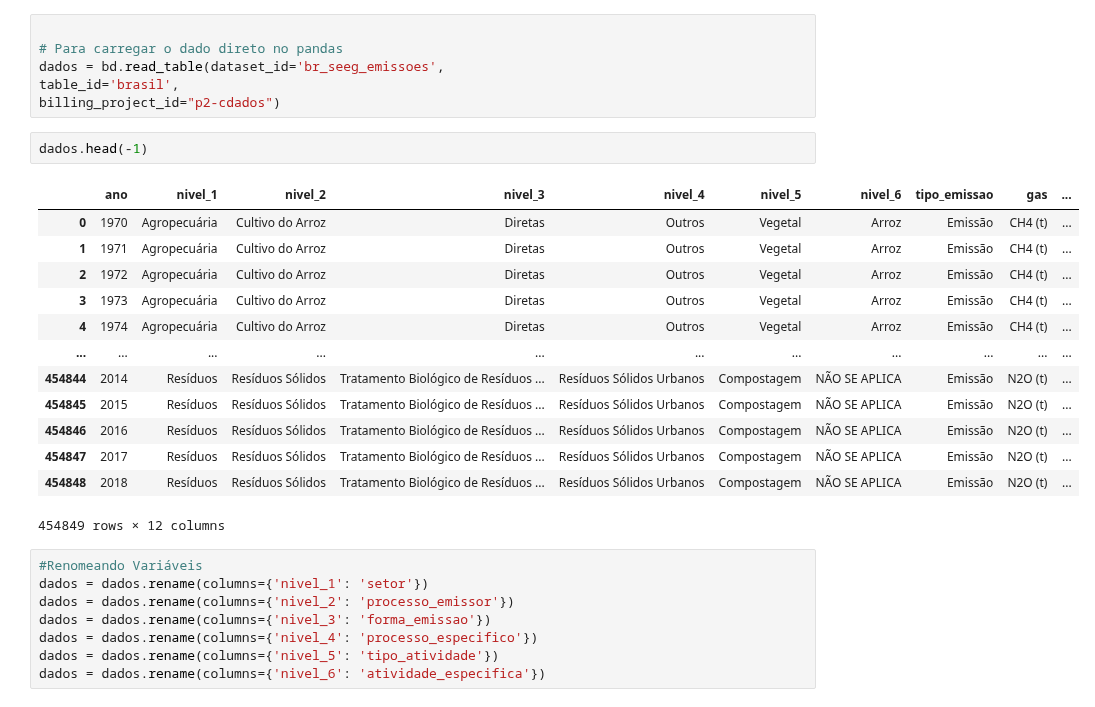
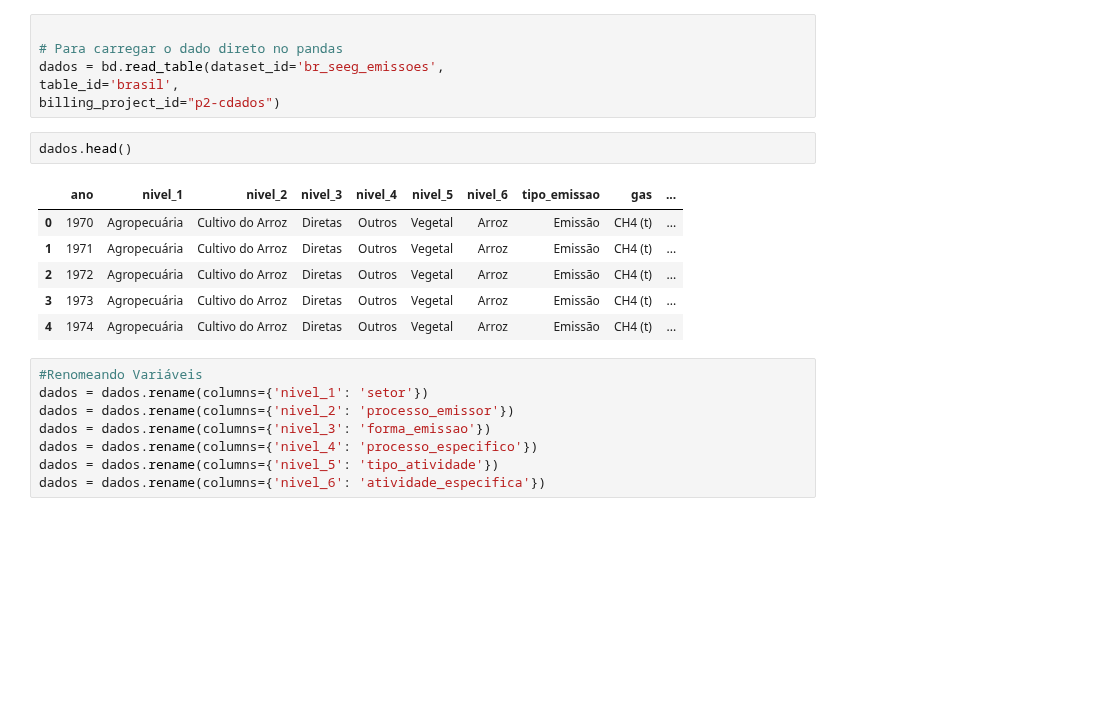
Before and after one commit to Iamiran1/Projeto-2---Ci-ncia-de-Dados, a Jupyter notebook: P2 .ipynb, the cells around one changed output. Cells and saved outputs as stored; diff of their text form; blank space fills up the shorter version.

```diff
--- a/P2 .ipynb
+++ b/P2 .ipynb
@@ -35,21 +22,14 @@ dados = bd.read_table(dataset_id='br_seeg_emissoes',
 table_id='brasil',
 billing_project_id="p2-cdados")
 # %%
-dados.head(-1)
+dados.head()
 # %% [output]
 |  | ano | nivel_1 | nivel_2 | nivel_3 | nivel_4 | nivel_5 | nivel_6 | tipo_emissao | gas | ... |
 | 0 | 1970 | Agropecuária | Cultivo do Arroz | Diretas | Outros | Vegetal | Arroz | Emissão | CH4 (t) | ... |
 | 1 | 1971 | Agropecuária | Cultivo do Arroz | Diretas | Outros | Vegetal | Arroz | Emissão | CH4 (t) | ... |
 | 2 | 1972 | Agropecuária | Cultivo do Arroz | Diretas | Outros | Vegetal | Arroz | Emissão | CH4 (t) | ... |
 | 3 | 1973 | Agropecuária | Cultivo do Arroz | Diretas | Outros | Vegetal | Arroz | Emissão | CH4 (t) | ... |
 | 4 | 1974 | Agropecuária | Cultivo do Arroz | Diretas | Outros | Vegetal | Arroz | Emissão | CH4 (t) | ... |
-| ... | ... | ... | ... | ... | ... | ... | ... | ... | ... | ... |
-| 454844 | 2014 | Resíduos | Resíduos Sólidos | Tratamento Biológico de Resíduos ... | Resíduos Sólidos Urbanos | Compostagem | NÃO SE APLICA | Emissão | N2O (t) | ... |
-| 454845 | 2015 | Resíduos | Resíduos Sólidos | Tratamento Biológico de Resíduos ... | Resíduos Sólidos Urbanos | Compostagem | NÃO SE APLICA | Emissão | N2O (t) | ... |
-| 454846 | 2016 | Resíduos | Resíduos Sólidos | Tratamento Biológico de Resíduos ... | Resíduos Sólidos Urbanos | Compostagem | NÃO SE APLICA | Emissão | N2O (t) | ... |
-| 454847 | 2017 | Resíduos | Resíduos Sólidos | Tratamento Biológico de Resíduos ... | Resíduos Sólidos Urbanos | Compostagem | NÃO SE APLICA | Emissão | N2O (t) | ... |
-| 454848 | 2018 | Resíduos | Resíduos Sólidos | Tratamento Biológico de Resíduos ... | Resíduos Sólidos Urbanos | Compostagem | NÃO SE APLICA | Emissão | N2O (t) | ... |
-454849 rows × 12 columns
 # %%
 #Renomeando Variáveis
 dados = dados.rename(columns={'nivel_1': 'setor'})
```
Also changed, not shown: parts of 3 cells of this notebook.
